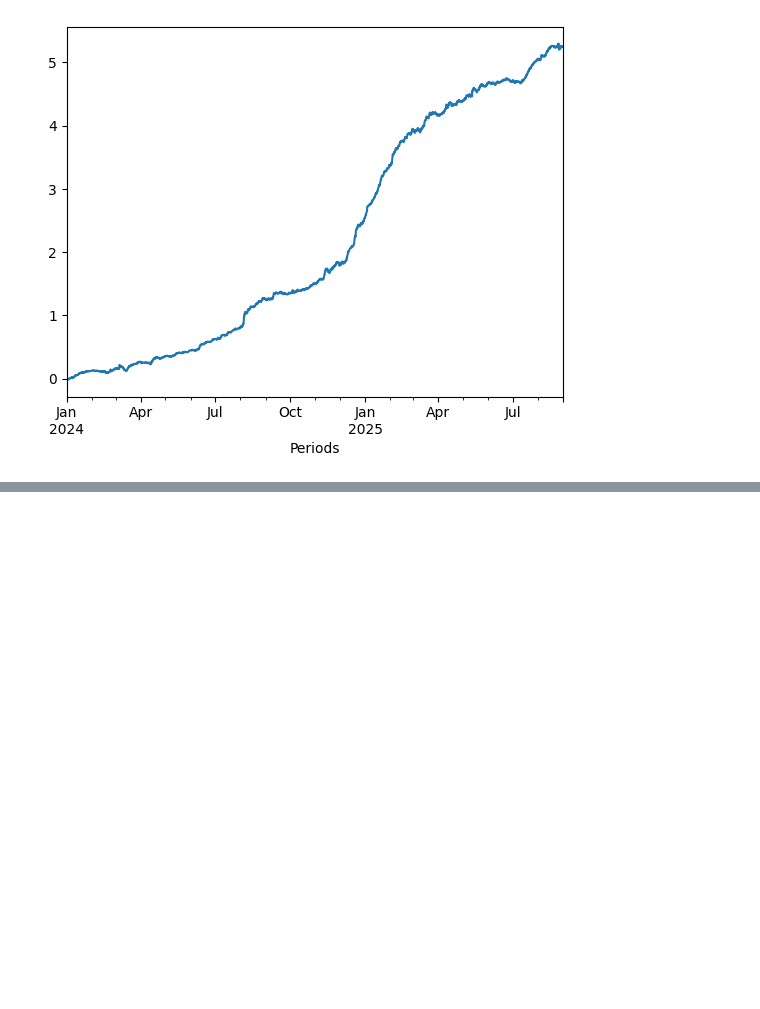
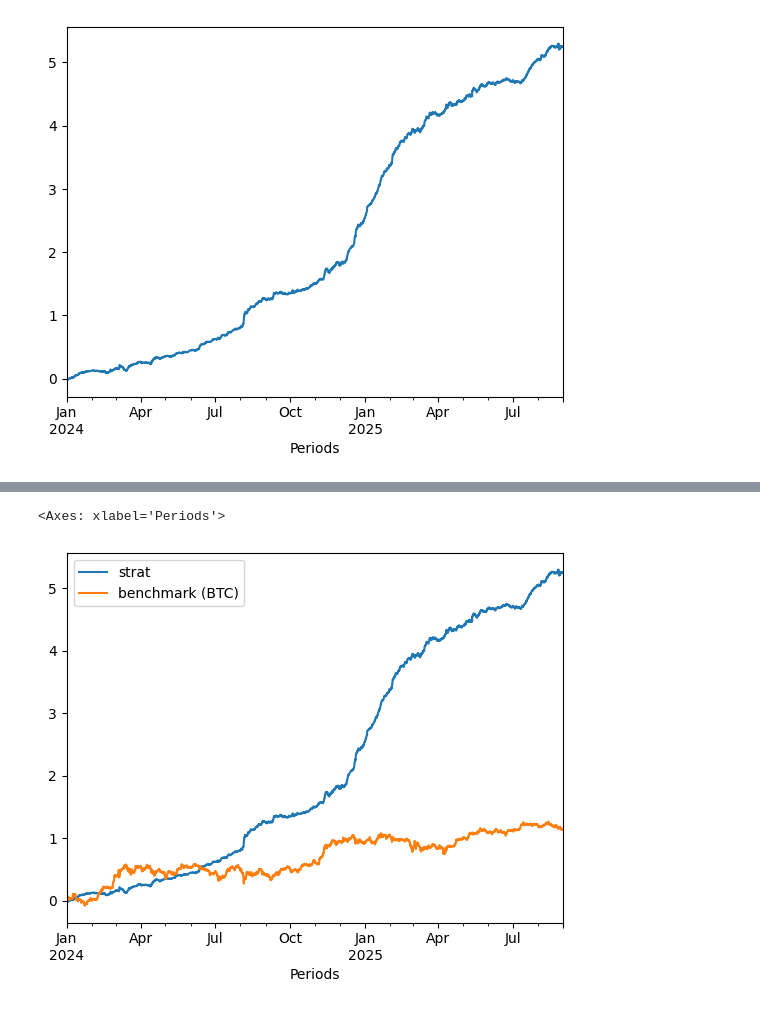
Before and after one commit to wbchristerson/crypto-strategies, a Jupyter notebook: correlation.ipynb, the cells around one changed output, grey strips where cells are left out. Drawn from its saved outputs; the diff is of its cells as text; code cells hidden in the pictures; blank space fills up the shorter version.

```diff
--- a/correlation.ipynb
+++ b/correlation.ipynb
@@ -169,6 +170,7 @@ coins_to_top_corr_coins_by_ret
 # %%
 import numpy as np
 import time
+from ipynb.fs.full.utility_functions import calculate_covariance_directly
 
 # test_coins = ['BTCUSDT', 'ETHUSDT', 'ADAUSDT', 'BNBUSDT', 'XRPUSDT']
 coins_to_look_back_reg_params = dict()
@@ -184,7 +186,8 @@ for coin in train_data.columns:
     # train_data['BTCUSDT'] ~ train_data[corr_coin].shift()
     # print(corr_coin)
 
-    beta = calculate_covariance_directly(train_data[coin], train_data[corr_coin].shift()) / train_data[corr_coin].shift().var()
+    beta = calculate_covariance_directly(
+        train_data[coin], train_data[corr_coin].shift()) / train_data[corr_coin].shift().var()
     #print(beta)
 
     val_input = train_data[corr_coin].shift().notna()
@@ -341,0 +344,10 @@ Intel MKL WARNING: Support of Intel(R) Streaming SIMD Extensions 4.2 (Intel(R) S
+# %%
+df = pd.DataFrame({
+    "strat": net_returns,
+    "benchmark (BTC)": test_px['BTCUSDT'] / test_px['BTCUSDT'].shift() - 1
+})
+
+df.cumsum().plot()
+# %% [output]
+<Axes: xlabel='Periods'>
+[figure, added]
```
Also changed, not shown: parts of 13 cells of this notebook, 1 other file.
